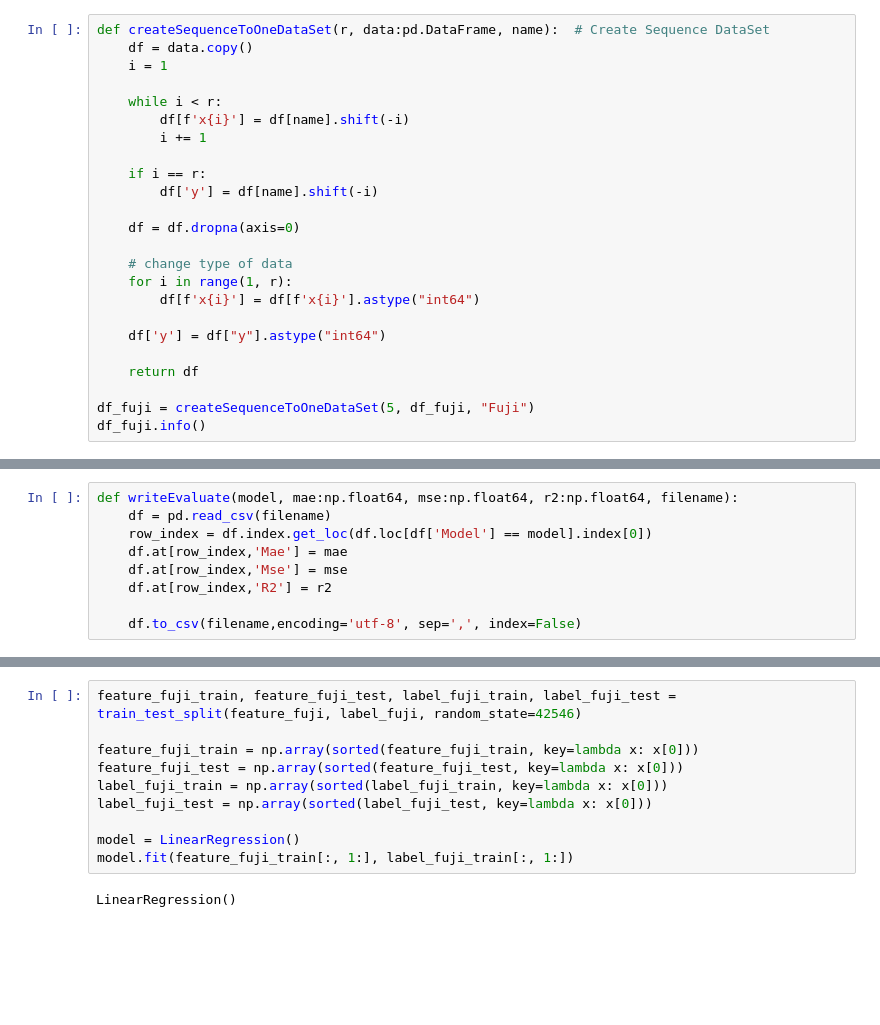
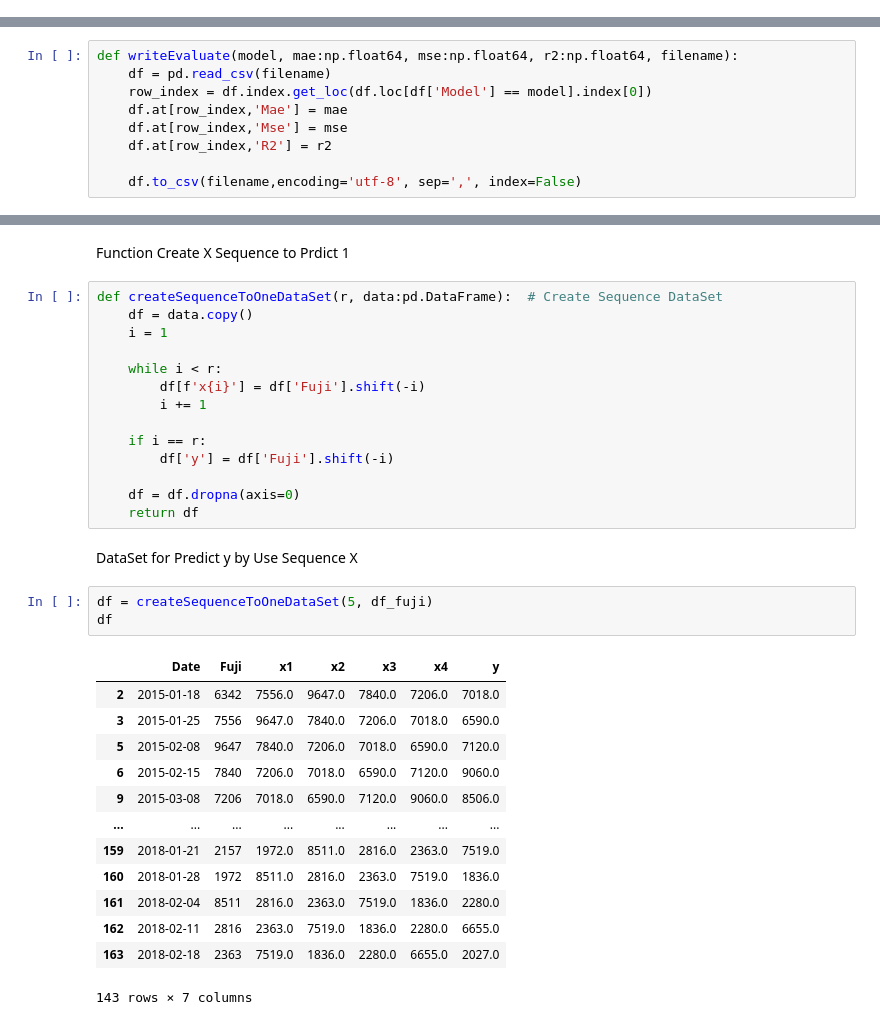
Before and after one commit to OatKID/RegressionMiniProject, a Jupyter notebook: algorithm/Fuji/sequence_predict_1/linear_regression.ipynb, the cells around one changed output, grey strips where cells are left out. Saved outputs shown, nothing was run; the diff lists cells and outputs as text; blank space fills up the shorter version.

```diff
--- a/algorithm/Fuji/sequence_predict_1/linear_regression.ipynb
+++ b/algorithm/Fuji/sequence_predict_1/linear_regression.ipynb
@@ -53,27 +77,3 @@ plt.ylabel("number of apples next time")
 plt.show()
 # %% [output]
 [figure]
-# %%
-def createSequenceToOneDataSet(r, data:pd.DataFrame, name):  # Create Sequence DataSet
-    df = data.copy()
-    i = 1
-
-    while i < r:
-        df[f'x{i}'] = df[name].shift(-i)
-        i += 1
-
-    if i == r:
-        df['y'] = df[name].shift(-i)
-
-    df = df.dropna(axis=0)
-
-    # change type of data
-    for i in range(1, r):
-        df[f'x{i}'] = df[f'x{i}'].astype("int64")
-
-    df['y'] = df["y"].astype("int64")
-
-    return df
-
-df_fuji = createSequenceToOneDataSet(5, df_fuji, "Fuji")
-df_fuji.info()
@@ -139,12 +104,35 @@ def writeEvaluate(model, mae:np.float64, mse:np.float64, r2:np.float64, filename
-# %%
-feature_fuji_train, feature_fuji_test, label_fuji_train, label_fuji_test = train_test_split(feature_fuji, label_fuji, random_state=42546)
-
-feature_fuji_train = np.array(sorted(feature_fuji_train, key=lambda x: x[0]))
-feature_fuji_test = np.array(sorted(feature_fuji_test, key=lambda x: x[0]))
-label_fuji_train = np.array(sorted(label_fuji_train, key=lambda x: x[0]))
-label_fuji_test = np.array(sorted(label_fuji_test, key=lambda x: x[0]))
-
-model = LinearRegression()
-model.fit(feature_fuji_train[:, 1:], label_fuji_train[:, 1:])
-# %% [output]
-LinearRegression()
+# %% [markdown]
+Function Create X Sequence to Prdict 1
+# %%
+def createSequenceToOneDataSet(r, data:pd.DataFrame):  # Create Sequence DataSet
+    df = data.copy()
+    i = 1
+
+    while i < r:
+        df[f'x{i}'] = df['Fuji'].shift(-i)
+        i += 1
+
+    if i == r:
+        df['y'] = df['Fuji'].shift(-i)
+
+    df = df.dropna(axis=0)
+    return df
+# %% [markdown]
+DataSet for Predict y by Use Sequence X
+# %%
+df = createSequenceToOneDataSet(5, df_fuji)
+df
+# %% [output]
+|  | Date | Fuji | x1 | x2 | x3 | x4 | y |
+| 2 | 2015-01-18 | 6342 | 7556.0 | 9647.0 | 7840.0 | 7206.0 | 7018.0 |
+| 3 | 2015-01-25 | 7556 | 9647.0 | 7840.0 | 7206.0 | 7018.0 | 6590.0 |
+| 5 | 2015-02-08 | 9647 | 7840.0 | 7206.0 | 7018.0 | 6590.0 | 7120.0 |
+| 6 | 2015-02-15 | 7840 | 7206.0 | 7018.0 | 6590.0 | 7120.0 | 9060.0 |
+| 9 | 2015-03-08 | 7206 | 7018.0 | 6590.0 | 7120.0 | 9060.0 | 8506.0 |
+| ... | ... | ... | ... | ... | ... | ... | ... |
+| 159 | 2018-01-21 | 2157 | 1972.0 | 8511.0 | 2816.0 | 2363.0 | 7519.0 |
+| 160 | 2018-01-28 | 1972 | 8511.0 | 2816.0 | 2363.0 | 7519.0 | 1836.0 |
+| 161 | 2018-02-04 | 8511 | 2816.0 | 2363.0 | 7519.0 | 1836.0 | 2280.0 |
+| 162 | 2018-02-11 | 2816 | 2363.0 | 7519.0 | 1836.0 | 2280.0 | 6655.0 |
+| 163 | 2018-02-18 | 2363 | 7519.0 | 1836.0 | 2280.0 | 6655.0 | 2027.0 |
+143 rows × 7 columns
```
Also changed, not shown: parts of 17 cells of this notebook.
